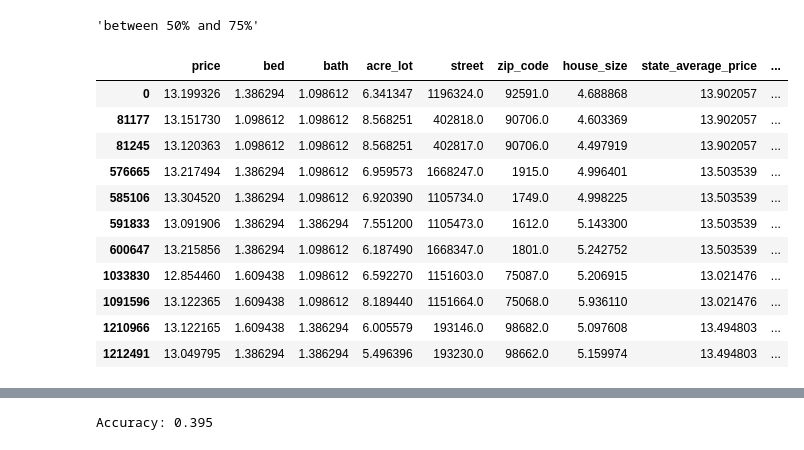
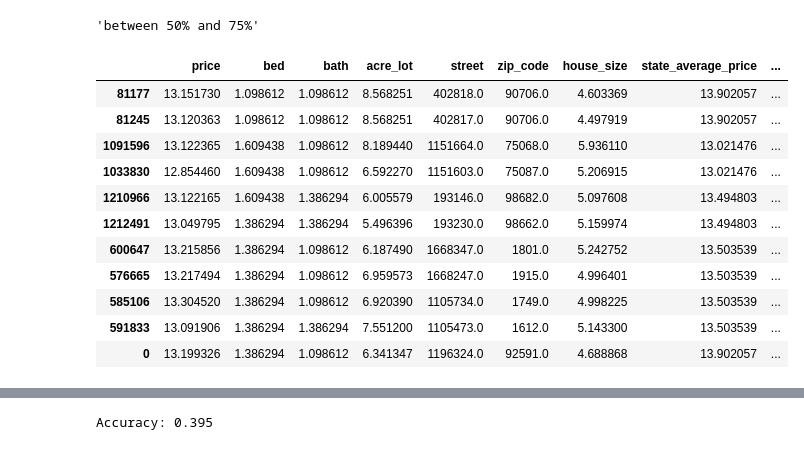
Before and after one commit to AmrWalidi/house-price-prediction-, a Jupyter notebook: malatya_centrality.ipynb, the cells around one changed output, grey strips where cells are left out. Drawn from its saved outputs; the diff is of its cells as text; code cells hidden in the pictures.

Commit message:
splitting centrality and dataset information

```diff
--- a/malatya_centrality.ipynb
+++ b/malatya_centrality.ipynb
@@ -218,17 +218,17 @@ centrality_table = pd.DataFrame({'centrality': centrality_table}, index=index_ta
 # %%
 X_test_row = X_test.iloc[0].to_frame().T
 X_test_row.index = [0]
-pd.concat([selected_graph['table'], X_test_row], ignore_index=False).join(centrality_table).sort_index()
+pd.concat([selected_graph['table'], X_test_row], ignore_index=False)
 # %% [output]
 |  | price | bed | bath | acre_lot | street | zip_code | house_size | state_average_price | ... |
-| 0 | 13.199326 | 1.386294 | 1.098612 | 6.341347 | 1196324.0 | 92591.0 | 4.688868 | 13.902057 | ... |
 | 81177 | 13.151730 | 1.098612 | 1.098612 | 8.568251 | 402818.0 | 90706.0 | 4.603369 | 13.902057 | ... |
 | 81245 | 13.120363 | 1.098612 | 1.098612 | 8.568251 | 402817.0 | 90706.0 | 4.497919 | 13.902057 | ... |
+| 1091596 | 13.122365 | 1.609438 | 1.098612 | 8.189440 | 1151664.0 | 75068.0 | 5.936110 | 13.021476 | ... |
+| 1033830 | 12.854460 | 1.609438 | 1.098612 | 6.592270 | 1151603.0 | 75087.0 | 5.206915 | 13.021476 | ... |
+| 1210966 | 13.122165 | 1.609438 | 1.386294 | 6.005579 | 193146.0 | 98682.0 | 5.097608 | 13.494803 | ... |
+| 1212491 | 13.049795 | 1.386294 | 1.386294 | 5.496396 | 193230.0 | 98662.0 | 5.159974 | 13.494803 | ... |
+| 600647 | 13.215856 | 1.386294 | 1.098612 | 6.187490 | 1668347.0 | 1801.0 | 5.242752 | 13.503539 | ... |
 | 576665 | 13.217494 | 1.386294 | 1.098612 | 6.959573 | 1668247.0 | 1915.0 | 4.996401 | 13.503539 | ... |
 | 585106 | 13.304520 | 1.386294 | 1.098612 | 6.920390 | 1105734.0 | 1749.0 | 4.998225 | 13.503539 | ... |
 | 591833 | 13.091906 | 1.386294 | 1.386294 | 7.551200 | 1105473.0 | 1612.0 | 5.143300 | 13.503539 | ... |
-| 600647 | 13.215856 | 1.386294 | 1.098612 | 6.187490 | 1668347.0 | 1801.0 | 5.242752 | 13.503539 | ... |
-| 1033830 | 12.854460 | 1.609438 | 1.098612 | 6.592270 | 1151603.0 | 75087.0 | 5.206915 | 13.021476 | ... |
-| 1091596 | 13.122365 | 1.609438 | 1.098612 | 8.189440 | 1151664.0 | 75068.0 | 5.936110 | 13.021476 | ... |
-| 1210966 | 13.122165 | 1.609438 | 1.386294 | 6.005579 | 193146.0 | 98682.0 | 5.097608 | 13.494803 | ... |
-| 1212491 | 13.049795 | 1.386294 | 1.386294 | 5.496396 | 193230.0 | 98662.0 | 5.159974 | 13.494803 | ... |
+| 0 | 13.199326 | 1.386294 | 1.098612 | 6.341347 | 1196324.0 | 92591.0 | 4.688868 | 13.902057 | ... |
```
Also changed, not shown: parts of 2 cells of this notebook, 1 other file.
